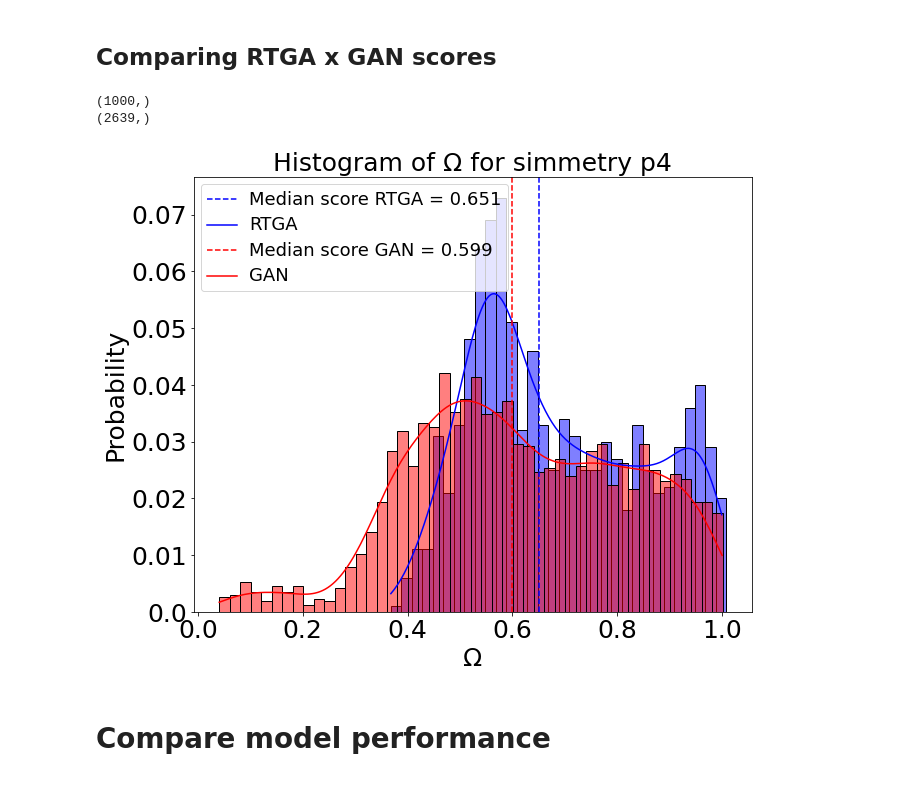
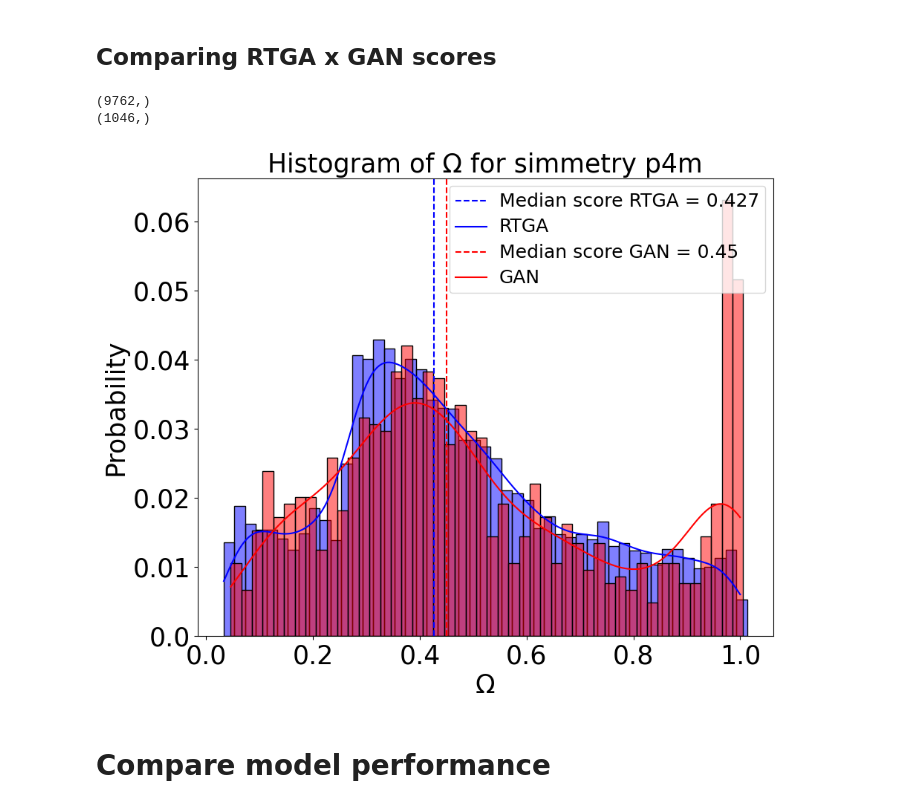
Before and after one commit to lucascbarbosa/INT, a Jupyter notebook: Manufatura Aditiva/Simulacao-GAN/pipeline/3- Machine_learning/Analyse/analysis.ipynb, the cells around one changed output. Saved outputs shown, nothing was run; the diff lists cells and outputs as text; code cells hidden in the pictures.

```diff
--- a/Manufatura Aditiva/Simulacao-GAN/pipeline/3- Machine_learning/Analyse/analysis.ipynb
+++ b/Manufatura Aditiva/Simulacao-GAN/pipeline/3- Machine_learning/Analyse/analysis.ipynb
@@ -229,6 +241,7 @@ for score in scores:
 # %%
 simmetry = 'p4m'
 score = 'isotropy'
+origin = '-g'
 
 _,_,score_filename,hist_filename = get_filenames(origin, dimension, simmetry, score, extension)
 data = np.loadtxt(score_filename,delimiter=',')
@@ -321,38 +334,39 @@ def hist(data,data_g,x_label,fname,extension,fontsize,figsize):
         plt.ylabel("Probability",fontsize=fontsize)
         median_score = np.round(np.median(score),3)
         median_scores.append(median_score)
         plt.axvline(median_score, 0,score.max(), color=colors[i], ls='--')
         g = sns.histplot(score,kde=True,stat='probability',binwidth=0.02,legend=True,color=colors[i])
         g.set_xticklabels(np.round(g.get_xticks(),1), size = fontsize)
         g.set_yticklabels(g.get_yticks(), size = fontsize)
 
     labels = ['Median score RTGA = %s'%median_scores[0],'RTGA', 'Median score GAN = %s'%median_scores[1],'GAN']
     plt.legend(labels=labels,prop={'size':15})
     plt.setp(g.get_legend().get_texts(), fontsize=fontsize-7)
     # plt.savefig(fname, format=extension, dpi=1200, bbox_inches='tight')
     plt.show()
     # print("Wasserstein distance: %.4f"%(wasserstein_distance(data[:,-1],data_g[:,-1])))
 
 score = 'isotropy'
+simmetry = 'p4m'
 extension = 'svg'
 
-score_r = 'E:/Lucas GAN/Dados/4- Mechanical_scores/MATLAB/%sD/%s/%s.csv' %(dimension,simmetry,score)
+score_r = 'D:/Lucas GAN/Dados/4- Mechanical_scores/RTGA/%sD/%s/%s.csv' %(dimension,simmetry,score)
 data_r = np.loadtxt(score_r,delimiter=',')
 
-score_g = 'E:/Lucas GAN/Dados/4- Mechanical_scores/GAN/%sD/%s/%s.csv' %(dimension,simmetry,score)
+score_g = 'D:/Lucas GAN/Dados/4- Mechanical_scores/GAN/%sD/%s/%s.csv' %(dimension,simmetry,score)
 data_g = np.loadtxt(score_g,delimiter=',')
 
 hist_filename = 'C:/Users/lucas/OneDrive/Documentos/GitHub/INT/Manufatura Aditiva/Simulacao-GAN/Pipeline/3- Machine_learning/Analyse/data/%sD/hists/%s/hist_comparison_%s.%s'%(dimension, simmetry, score, extension)
 fontsize = 25
 figsize = (10,8)
 
 x_labels = {'isotropy':'Ω','hs':'HS'}
 
 hist(data_r,data_g,x_labels[score],hist_filename,extension,fontsize,figsize)
 # %% [output]
-(1000,)
-(2639,)
+(9762,)
+(1046,)
-[figure, old version]
+[figure, new version]
 # %% [markdown]
 # Compare model performance
 # %%
```
Also changed, not shown: parts of 4 cells of this notebook, 51 other files.
